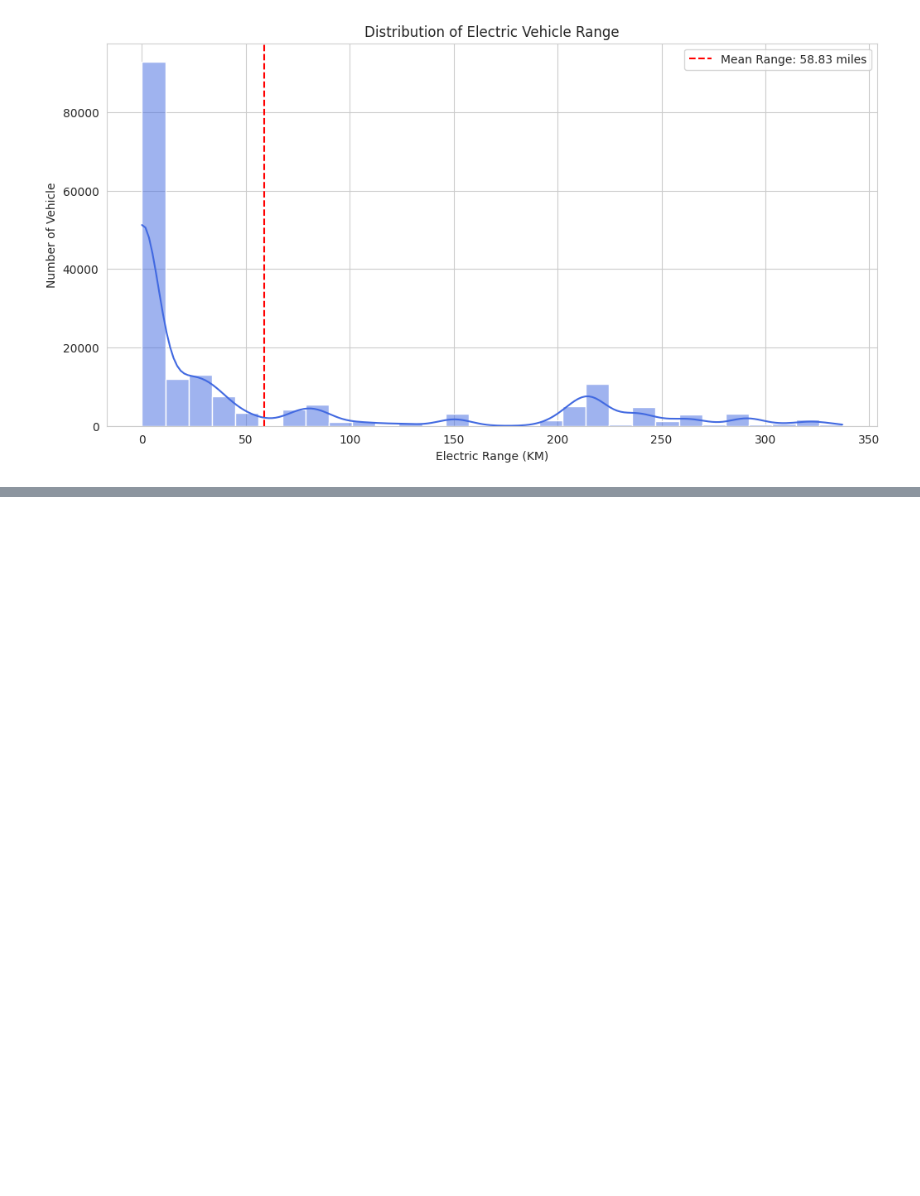
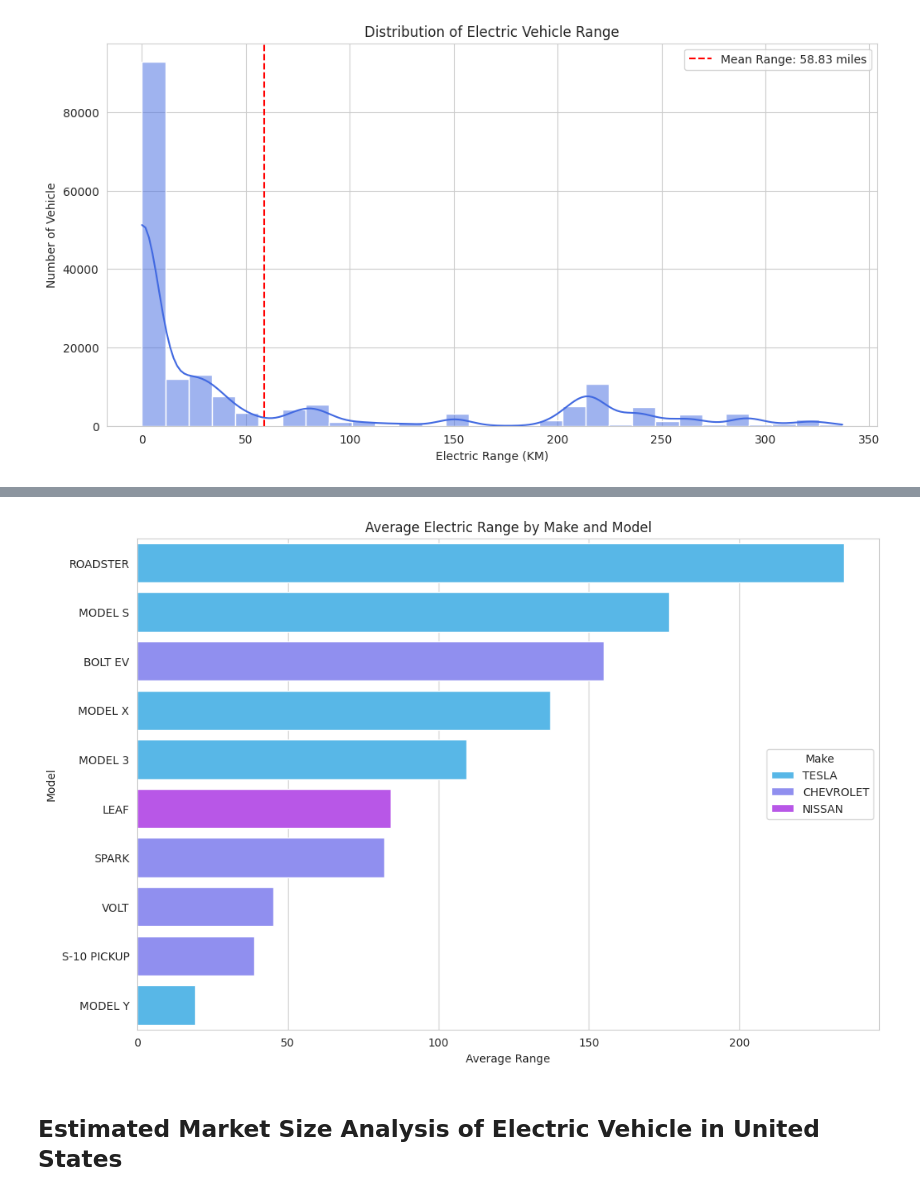
Before and after one commit to KrishKanojia/Data-Science-Practice, a Jupyter notebook: Electric_Vehicles_Market_Size_Analysis.ipynb, the cells around one changed output, grey strips where cells are left out. Saved outputs shown, nothing was run; the diff lists cells and outputs as text; code cells hidden in the pictures; blank space fills up the shorter version.

```diff
--- a/Electric_Vehicles_Market_Size_Analysis.ipynb
+++ b/Electric_Vehicles_Market_Size_Analysis.ipynb
@@ -187,0 +208,15 @@ plt.show()
+# %%
+average_range_by_make_model = top_ev_model_by_make.groupby(['Make', 'Model'])['Electric Range'].mean().to_frame("Average Range").sort_values(by='Average Range',ascending=False).reset_index()
+top_10_make_model = average_range_by_make_model.head(10)
+
+plt.figure(figsize=(12, 8))
+barplot = sns.barplot(x='Average Range', y='Model', hue='Make', data=top_10_make_model, palette="cool")
+plt.title("Average Electric Range by Make and Model")
+plt.xlabel("Average Range")
+plt.ylabel("Model")
+plt.legend(title = "Make", loc="center right")
+plt.show()
+# %% [output]
+[figure, added]
+# %% [markdown]
+## Estimated Market Size Analysis of Electric Vehicle in United States
```
Also changed, not shown: parts of 5 cells of this notebook.
